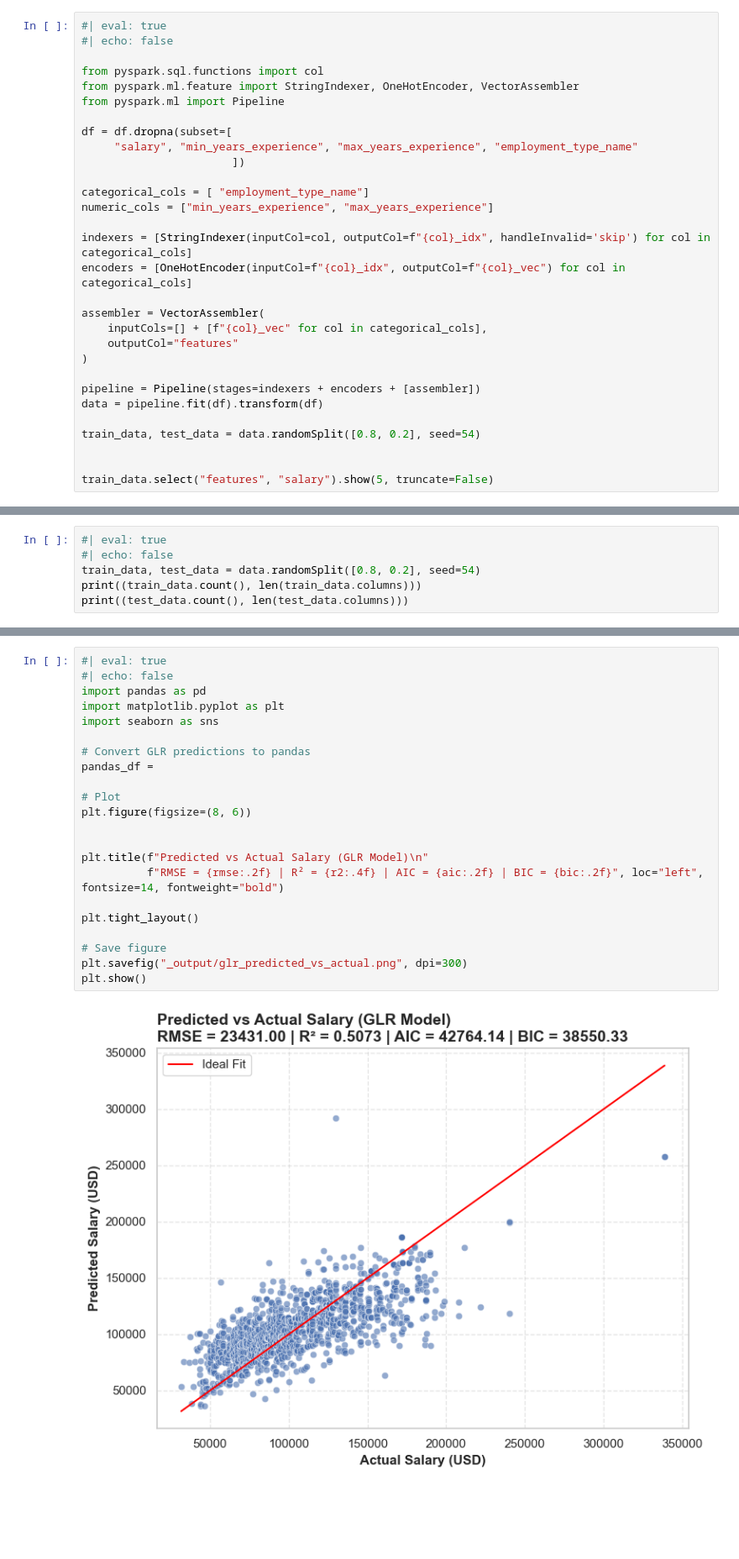
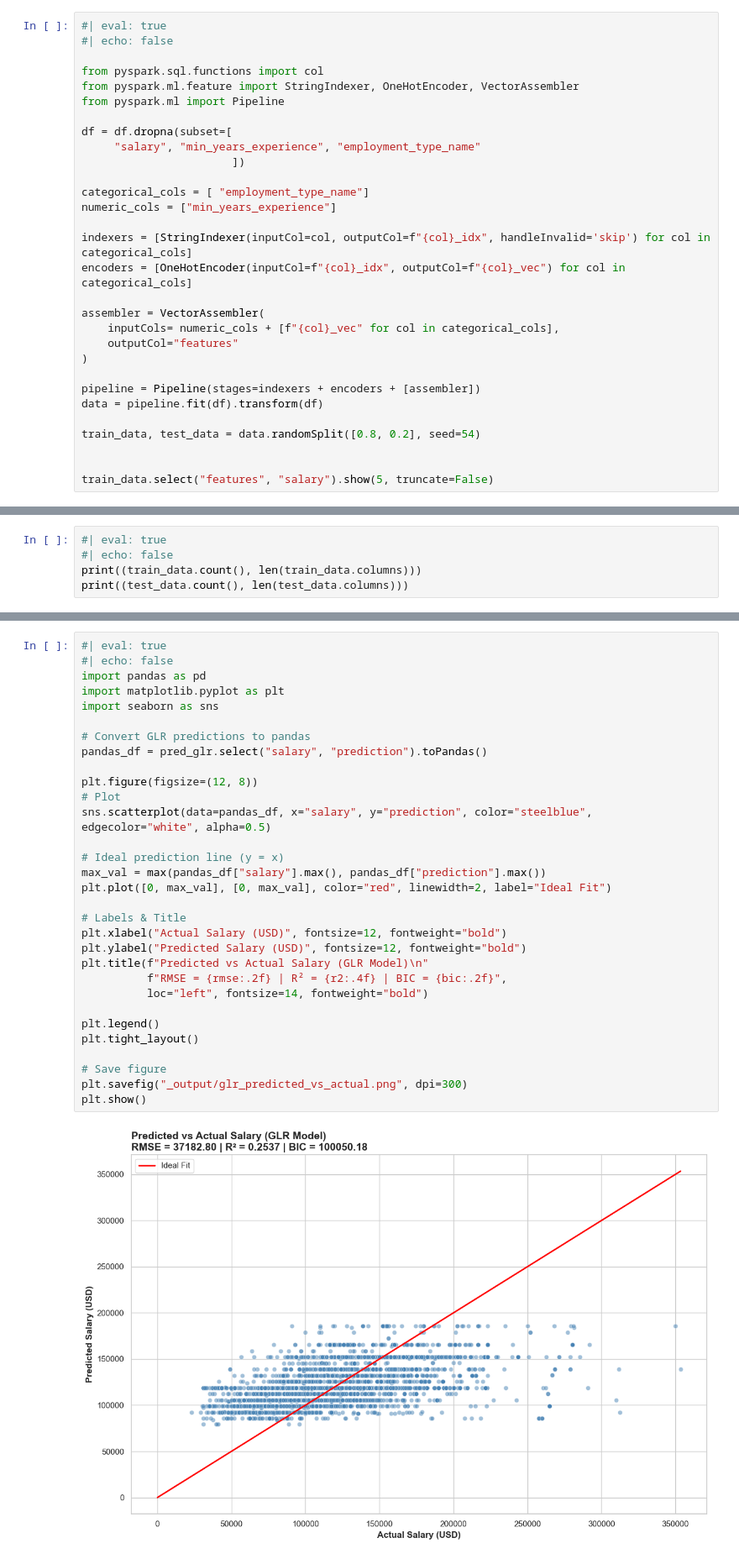
Before and after one commit to met-ad-688/lab08-CassieLu0, a Jupyter notebook: lab08-LingLu.ipynb, the cells around one changed output, grey strips where cells are left out. Shown at 84% size. Saved outputs shown, nothing was run; the diff lists cells and outputs as text; blank space fills up the shorter version.

Commit message:
Add Lab 08 Salary Prediction models and output

```diff
--- a/lab08-LingLu.ipynb
+++ b/lab08-LingLu.ipynb
@@ -119,17 +133,17 @@ from pyspark.ml.feature import StringIndexer, OneHotEncoder, VectorAssembler
 from pyspark.ml import Pipeline
 
 df = df.dropna(subset=[
-     "salary", "min_years_experience", "max_years_experience", "employment_type_name"
+     "salary", "min_years_experience", "employment_type_name"
                        ])
 
 categorical_cols = [ "employment_type_name"]
-numeric_cols = ["min_years_experience", "max_years_experience"]
+numeric_cols = ["min_years_experience"]
 
 indexers = [StringIndexer(inputCol=col, outputCol=f"{col}_idx", handleInvalid='skip') for col in categorical_cols]
 encoders = [OneHotEncoder(inputCol=f"{col}_idx", outputCol=f"{col}_vec") for col in categorical_cols]
 
 assembler = VectorAssembler(
-    inputCols=[] + [f"{col}_vec" for col in categorical_cols],
+    inputCols= numeric_cols + [f"{col}_vec" for col in categorical_cols],
     outputCol="features"
 )
 
@@ -161,7 +175,6 @@ only showing top 5 rows
 # %%
 #| eval: true
 #| echo: false
-train_data, test_data = data.randomSplit([0.8, 0.2], seed=54)
 print((train_data.count(), len(train_data.columns)))
 print((test_data.count(), len(test_data.columns)))
 # %% [output]
@@ -378,24 +461,33 @@ rmse =
 # %%
 #| eval: true
 #| echo: false
 import pandas as pd
 import matplotlib.pyplot as plt
 import seaborn as sns
 
 # Convert GLR predictions to pandas
-pandas_df =
+pandas_df = pred_glr.select("salary", "prediction").toPandas()
 
+plt.figure(figsize=(12, 8))
 # Plot
-plt.figure(figsize=(8, 6))
+sns.scatterplot(data=pandas_df, x="salary", y="prediction", color="steelblue", edgecolor="white", alpha=0.5)
 
+# Ideal prediction line (y = x)
+max_val = max(pandas_df["salary"].max(), pandas_df["prediction"].max())
+plt.plot([0, max_val], [0, max_val], color="red", linewidth=2, label="Ideal Fit")
 
+# Labels & Title
+plt.xlabel("Actual Salary (USD)", fontsize=12, fontweight="bold")
+plt.ylabel("Predicted Salary (USD)", fontsize=12, fontweight="bold")
 plt.title(f"Predicted vs Actual Salary (GLR Model)\n"
-          f"RMSE = {rmse:.2f} | R² = {r2:.4f} | AIC = {aic:.2f} | BIC = {bic:.2f}", loc="left", fontsize=14, fontweight="bold")
+          f"RMSE = {rmse:.2f} | R² = {r2:.4f} | BIC = {bic:.2f}",
+          loc="left", fontsize=14, fontweight="bold")
 
+plt.legend()
 plt.tight_layout()
 
 # Save figure
 plt.savefig("_output/glr_predicted_vs_actual.png", dpi=300)
 plt.show()
 # %% [output]
-[figure, old version]
+[figure, new version]
```
Also changed, not shown: parts of 11 cells of this notebook, 2 other files.
